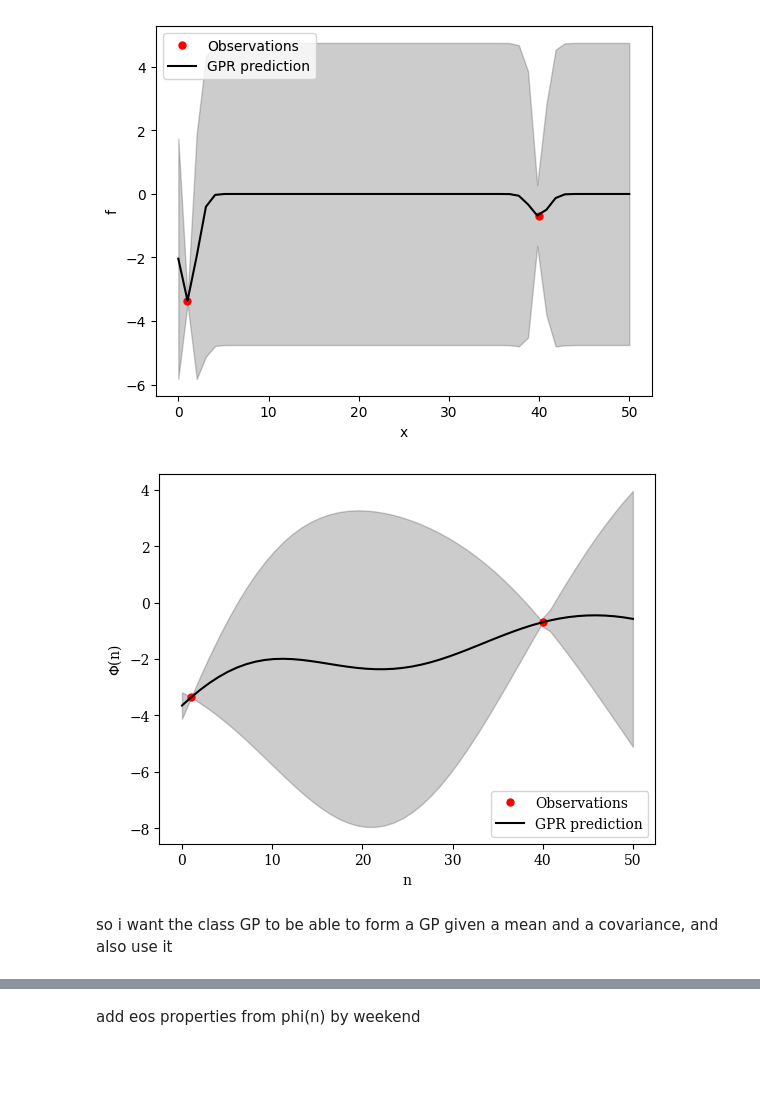
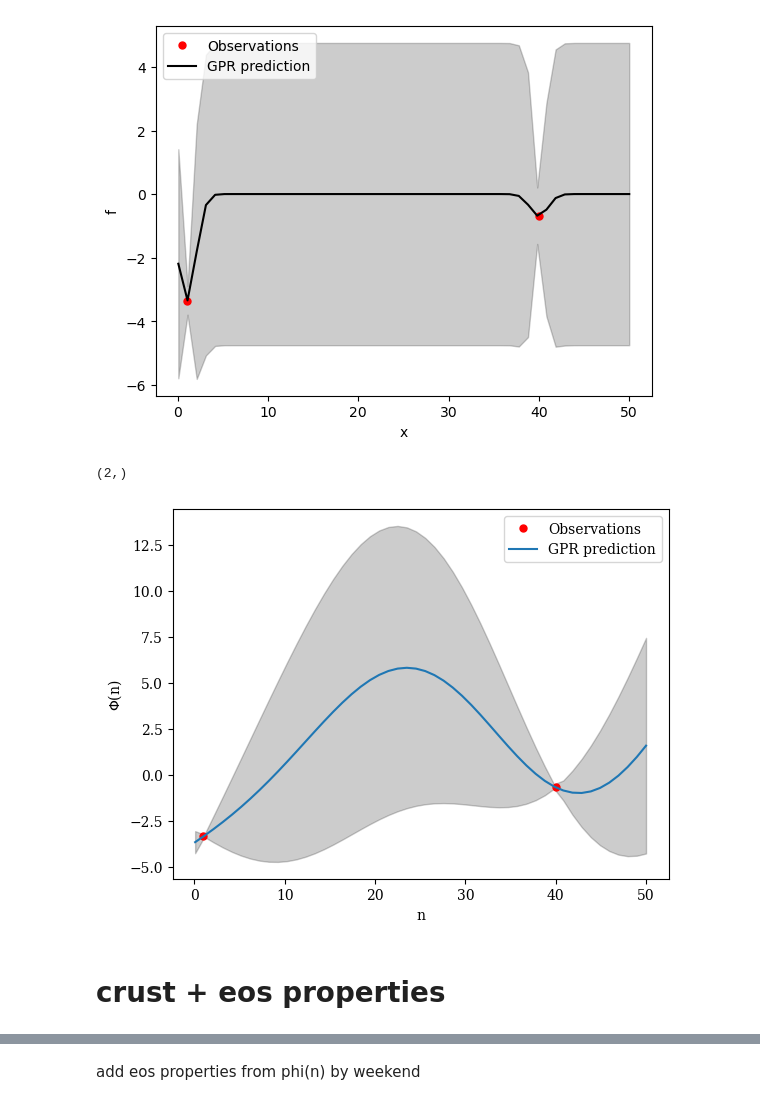
Before and after one commit to codinginrevolt/master_thesis, a Jupyter notebook: classes.ipynb, the cells around one changed output, grey strips where cells are left out. Drawn from its saved outputs; the diff is of its cells as text; code cells hidden in the pictures; blank space fills up the shorter version.

Commit message:
eos properties & prior mean

```diff
--- a/classes.ipynb
+++ b/classes.ipynb
@@ -94,5 +11,7 @@ kernel code works with unequal length arrays
 # %%
-x2 = np.linspace(0, 50, 50)
+x2 = np.linspace(7.596e-02, 50, 50) # my number density, starting val is ending val of n crust
+#x2 = np.logspace(np.log10(n_crust[-1]), np.log10(50) , 50) # logspace from final value of crust number density to 50, note logspace uses base10
+
 x1 = np.array([1,40])
 cs2_1 = (np.array([0.033545,1/3]))
 f1 = -np.log(1/cs2_1 - 1)
@@ -120,23 +39,30 @@ plt.show()
 # %% [output]
 [figure]
 # %%
-my_kernel = db.Kernel('SE', sigma=5, l=20)
+my_kernel = db.Kernel('SE', sigma=5, l=15)
 
-mean_star, cov_star = fit(x1,x2,f1,my_kernel)
+my_gp = db.GP(my_kernel, -np.log(1/(0.72) - 1))
 
-y2 = np.random.multivariate_normal(mean_star, cov_star)
-sig2 = np.sqrt(np.diag(cov_star))
+my_gp.fit(x1,x2,f1)
+
+n = 1
+y, sig = my_gp.process(n) # y is the phi
+
+
 plt.figure()
 plt.plot(x1, f1, 'r.', markersize=10, label='Observations')
-plt.plot(x2, y2, '-', color='black', label='GPR prediction')
-plt.fill_between(x2.ravel(), y2 - 1.96 * sig2, y2 + 1.96 * sig2, alpha=0.2, color='k')
+for i in range(n):
+    plt.plot(x2, y[i], label=f'GPR prediction' if i == 0 else "")
+
+plt.fill_between(x2.ravel(), y[0] - 1.96 * sig, y[0] + 1.96 * sig, alpha=0.2, color='k')
 
 plt.rcParams["font.family"] = "serif"
 plt.xlabel('n')
 plt.ylabel(r'$\Phi$(n)')
 plt.legend()
 plt.show()
 # %% [output]
+(2,)
-[figure, old version]
+[figure, new version]
-# %% [markdown]
-so i want the class GP to be able to form a GP given a mean and a covariance, and also use it
+# %% [markdown]
+# crust + eos properties
```
Also changed, not shown: parts of 15 cells of this notebook, 1 other file.
